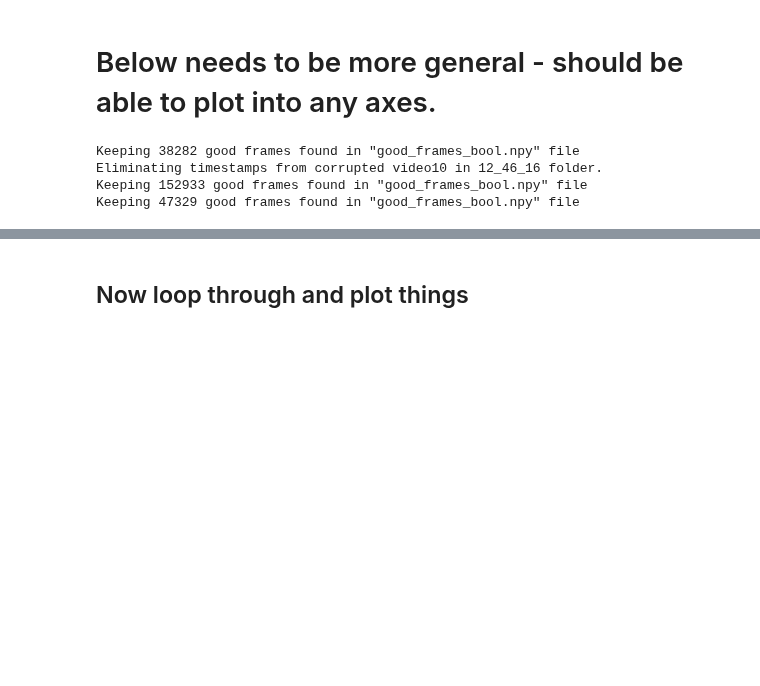
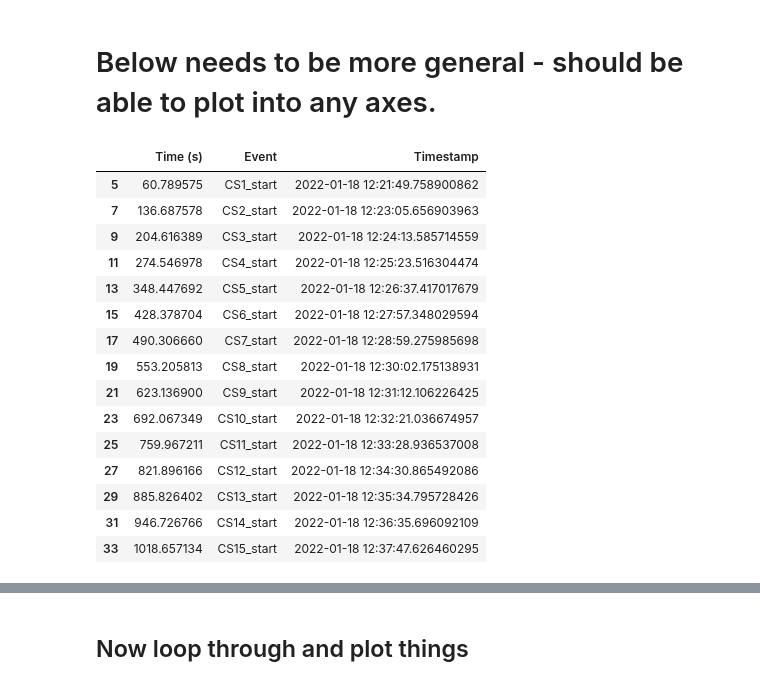
Before and after one commit to nkinsky/TraceFC, a Jupyter notebook: Notebooks/Plot_CS_responses_across_many_sessions.ipynb, the cells around one changed output, grey strips where cells are left out. Saved outputs shown, nothing was run; the diff lists cells and outputs as text; code cells hidden in the pictures; blank space fills up the shorter version.

```diff
--- a/Notebooks/Plot_CS_responses_across_many_sessions.ipynb
+++ b/Notebooks/Plot_CS_responses_across_many_sessions.ipynb
@@ -101,3 +125,22 @@ def plot_CS_PETH(sesh_dir, caneurons, session, csname, processed='C', raw='YrA',
+# %%
+event_starts
+# %% [output]
+|  | Time (s) | Event | Timestamp |
+| 5 | 60.789575 | CS1_start | 2022-01-18 12:21:49.758900862 |
+| 7 | 136.687578 | CS2_start | 2022-01-18 12:23:05.656903963 |
+| 9 | 204.616389 | CS3_start | 2022-01-18 12:24:13.585714559 |
+| 11 | 274.546978 | CS4_start | 2022-01-18 12:25:23.516304474 |
+| 13 | 348.447692 | CS5_start | 2022-01-18 12:26:37.417017679 |
+| 15 | 428.378704 | CS6_start | 2022-01-18 12:27:57.348029594 |
+| 17 | 490.306660 | CS7_start | 2022-01-18 12:28:59.275985698 |
+| 19 | 553.205813 | CS8_start | 2022-01-18 12:30:02.175138931 |
+| 21 | 623.136900 | CS9_start | 2022-01-18 12:31:12.106226425 |
+| 23 | 692.067349 | CS10_start | 2022-01-18 12:32:21.036674957 |
+| 25 | 759.967211 | CS11_start | 2022-01-18 12:33:28.936537008 |
+| 27 | 821.896166 | CS12_start | 2022-01-18 12:34:30.865492086 |
+| 29 | 885.826402 | CS13_start | 2022-01-18 12:35:34.795728426 |
+| 31 | 946.726766 | CS14_start | 2022-01-18 12:36:35.696092109 |
+| 33 | 1018.657134 | CS15_start | 2022-01-18 12:37:47.626460295 |
 # %%
 # NRK make this work for neuron_inds as list or pd.DataFrame
 def plot_paired_CS_PETH(caneurons: list, event_starts: list, event_ends: list,
@@ -135,24 +208,0 @@ def plot_paired_CS_PETH(caneurons: list, event_starts: list, event_ends: list,
-# %%
-import itertools
-
-# Specify sessions to plot here
-animal = 'Jyn'
-sessions = ['Habituation2', 'Training', 'Recall1']
-keep = [['good', 'maybe_interneurons']]*len(sessions)
-trim = [None]*len(sessions)
-
-# Assemble data
-careg = CaNeuronReg([MinianIO(basedir=sd.get_session_dir(animal, session)).trim_neurons(keep=ke, trim=tr)
-                     for session, ke, tr in zip(sessions, keep, trim)], alias=sessions)
-
-# Assemble maps
-msm = MultiSessionMap(pwmaps=[careg.load_pairwise_map(sesh1, sesh2) for sesh1, sesh2 in
-                       itertools.combinations(sessions, 2)], sesh_order=sessions)
-
-# Get full map for all sessions
-multi_sesh_map = msm.stepwise_reg()
-# %% [output]
-Keeping 38282 good frames found in "good_frames_bool.npy" file
-Eliminating timestamps from corrupted video10 in 12_46_16 folder.
-Keeping 152933 good frames found in "good_frames_bool.npy" file
-Keeping 47329 good frames found in "good_frames_bool.npy" file
```
Also changed, not shown: parts of 17 cells of this notebook.
